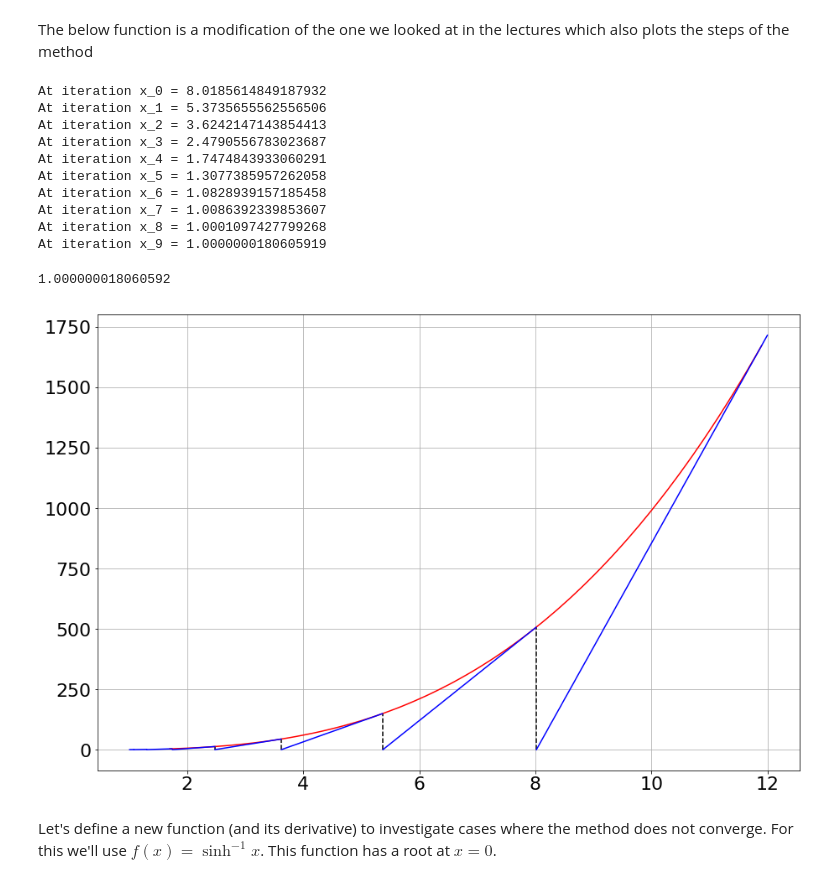
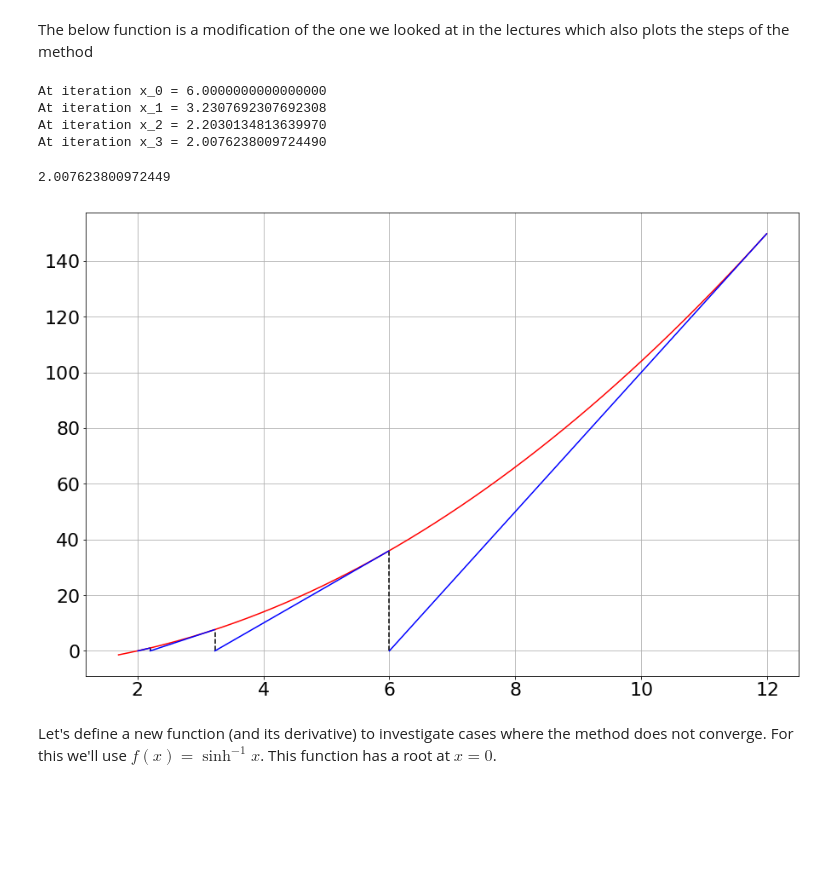
Before and after one commit to nielsw2/ACM20030-Examples, a Jupyter notebook: RootFinding/Newton-Raphson-visualize.ipynb, the cells around one changed output. Cells and saved outputs as stored; diff of their text form; code cells hidden in the pictures; blank space fills up the shorter version.

```diff
--- a/RootFinding/Newton-Raphson-visualize.ipynb
+++ b/RootFinding/Newton-Raphson-visualize.ipynb
@@ -72,20 +72,14 @@ def FindRootNewtonRaphson(f, df, x0, nmax, plotxmin, plotxmax):
 
     return xn
 # %%
-FindRootNewtonRaphson(f, df, 12, 10, 1.7, 12)
+FindRootNewtonRaphson(f, df, 12, 4, 1.7, 12)
 # %% [output]
-At iteration x_0 = 8.0185614849187932
-At iteration x_1 = 5.3735655562556506
-At iteration x_2 = 3.6242147143854413
-At iteration x_3 = 2.4790556783023687
-At iteration x_4 = 1.7474843933060291
-At iteration x_5 = 1.3077385957262058
-At iteration x_6 = 1.0828939157185458
-At iteration x_7 = 1.0086392339853607
-At iteration x_8 = 1.0001097427799268
-At iteration x_9 = 1.0000000180605919
+At iteration x_0 = 6.0000000000000000
+At iteration x_1 = 3.2307692307692308
+At iteration x_2 = 2.2030134813639970
+At iteration x_3 = 2.0076238009724490
-1.000000018060592
+2.007623800972449
-[figure, old version]
+[figure, new version]
 # %% [markdown]
 Let's define a new function (and its derivative) to investigate cases where the method does not converge. For this we'll use $f(x) = \sinh^{-1} x$. This function has a root at $x=0$.
 # %%
```
Also changed, not shown: parts of 3 cells of this notebook, 1 other file.
